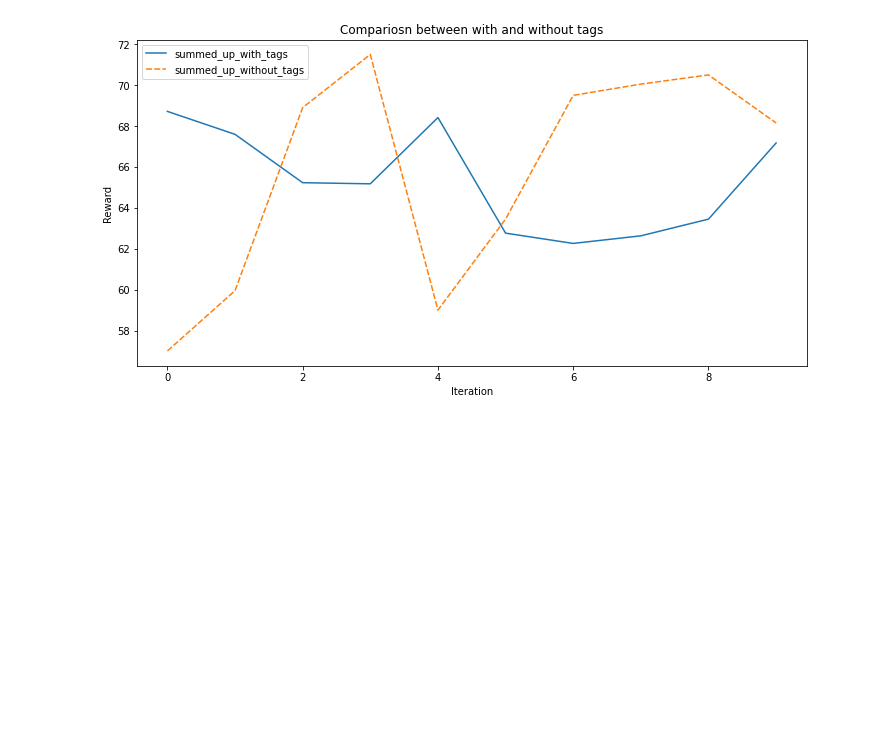
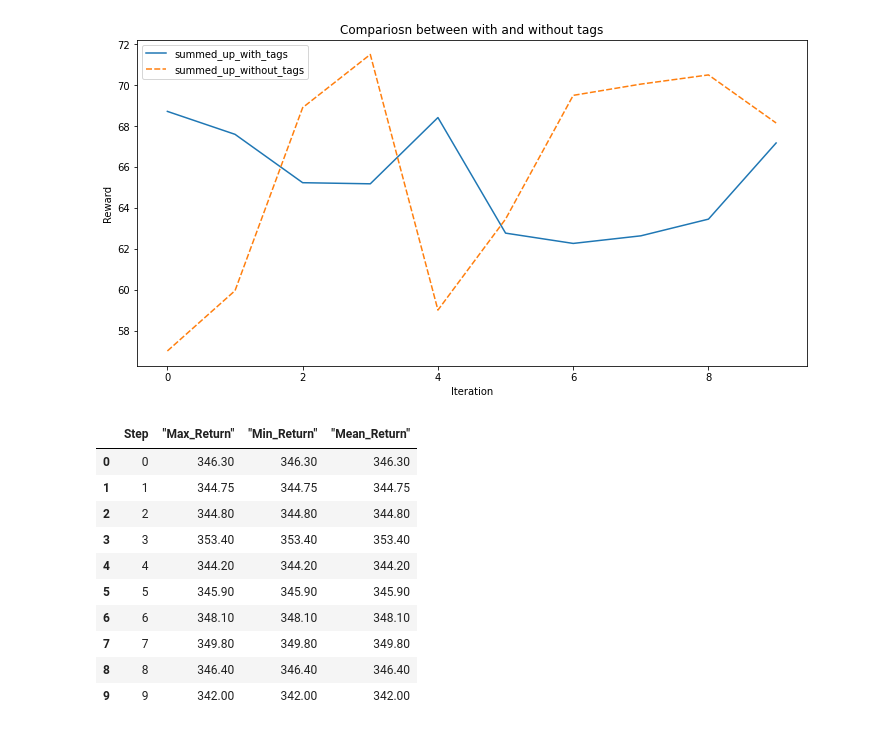
Before and after one commit to siyamsajeebkhan/master-thesis-personalization, a Jupyter notebook: Notebooks/result_plotting.ipynb, the cells around one changed output. Saved outputs shown, nothing was run; the diff lists cells and outputs as text; code cells hidden in the pictures; blank space fills up the shorter version.

```diff
--- a/Notebooks/result_plotting.ipynb
+++ b/Notebooks/result_plotting.ipynb
@@ -71,5 +71,17 @@ plt.show()
 [figure]
 # %%
 import pandas as pd
-data = pd.read_csv("/home/ssk/Desktop/master-thesis/master-thesis-personalization/data/for-plotting/Master Thesis Experiment Results - with_vs_wo_tags.csv")
+data = pd.read_csv("/home/ssk/Desktop/master-thesis/master-thesis-personalization/data/for-plotting/overall_return_500_with_action_shape_8.csv")
 data
+# %% [output]
+|  | Step | "Max_Return" | "Min_Return" | "Mean_Return" |
+| 0 | 0 | 346.30 | 346.30 | 346.30 |
+| 1 | 1 | 344.75 | 344.75 | 344.75 |
+| 2 | 2 | 344.80 | 344.80 | 344.80 |
+| 3 | 3 | 353.40 | 353.40 | 353.40 |
+| 4 | 4 | 344.20 | 344.20 | 344.20 |
+| 5 | 5 | 345.90 | 345.90 | 345.90 |
+| 6 | 6 | 348.10 | 348.10 | 348.10 |
+| 7 | 7 | 349.80 | 349.80 | 349.80 |
+| 8 | 8 | 346.40 | 346.40 | 346.40 |
+| 9 | 9 | 342.00 | 342.00 | 342.00 |
```
Also changed, not shown: 6 other files.
